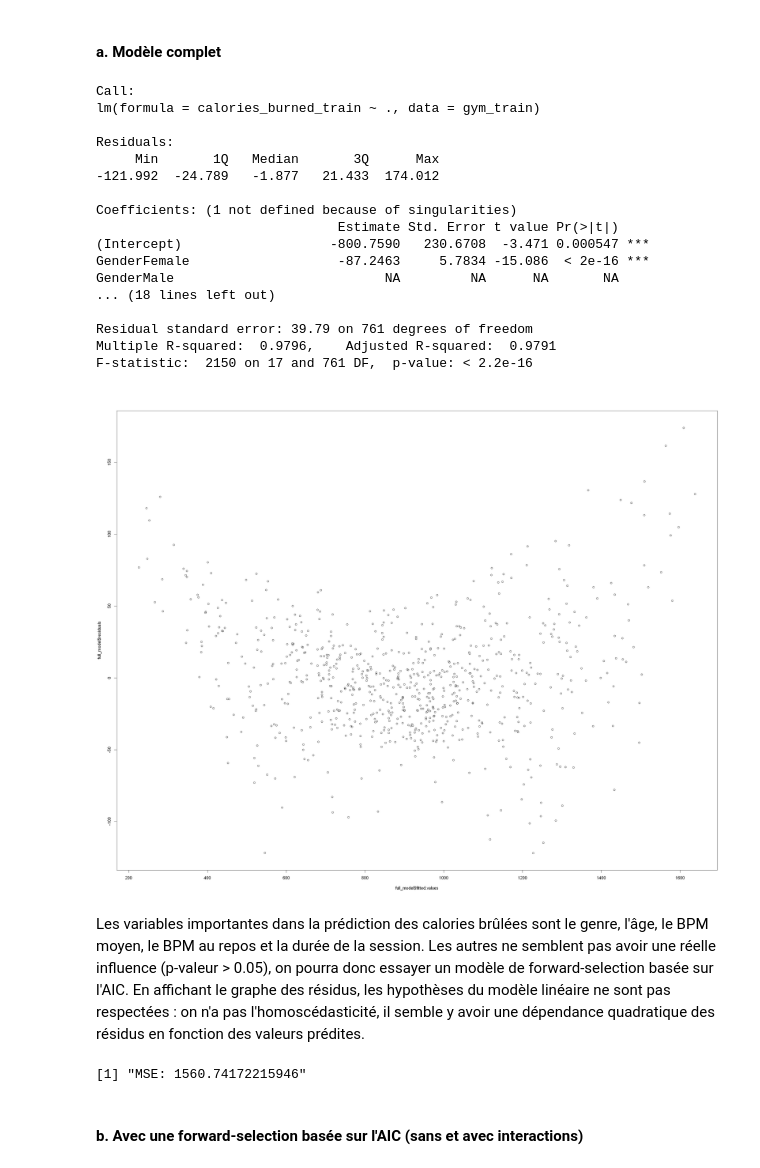
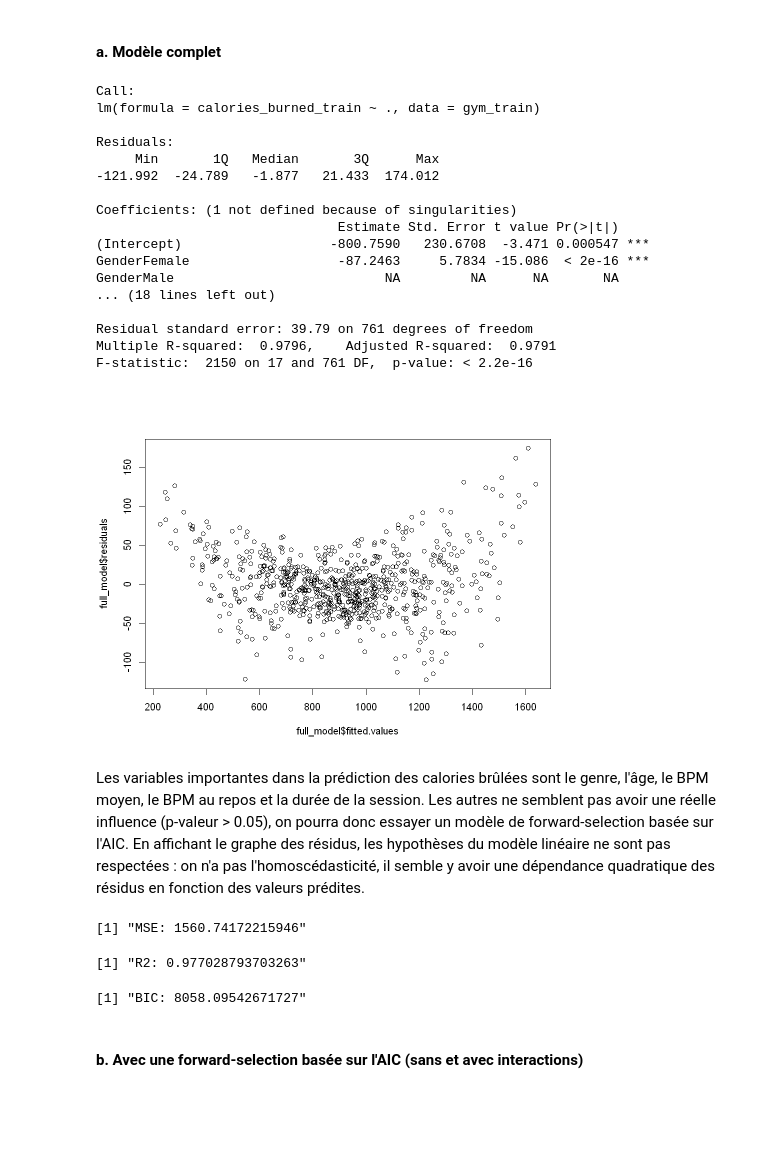
Before and after one commit to P-Point-all/ML_Gym_exercise, a Jupyter notebook: ML_Gym.ipynb, the cells around one changed output. Cells and saved outputs as stored; diff of their text form; code cells hidden in the pictures; blank space fills up the shorter version.

```diff
--- a/ML_Gym.ipynb
+++ b/ML_Gym.ipynb
@@ -319,34 +333,41 @@ On va utiliser un modèle linéaire classique et pas généralisé car dans l'an
 # %%
 full_model<-lm(calories_burned_train~.,data=gym_train)
 summary(full_model)
+options(repr.plot.width=8,repr.plot.height=6)
 plot(full_model$fitted.values, full_model$residuals)
 # %% [output]
 Call:
 lm(formula = calories_burned_train ~ ., data = gym_train)
 
 Residuals:
      Min       1Q   Median       3Q      Max
 -121.992  -24.789   -1.877   21.433  174.012
 
 Coefficients: (1 not defined because of singularities)
                                Estimate Std. Error t value Pr(>|t|)
 (Intercept)                   -800.7590   230.6708  -3.471 0.000547 ***
 GenderFemale                   -87.2463     5.7834 -15.086  < 2e-16 ***
 GenderMale                           NA         NA      NA       NA
 ... (18 lines left out)
 
 Residual standard error: 39.79 on 761 degrees of freedom
 Multiple R-squared:  0.9796,    Adjusted R-squared:  0.9791
 F-statistic:  2150 on 17 and 761 DF,  p-value: < 2.2e-16
-[figure, old version]
+[figure, new version]
 # %% [markdown]
 Les variables importantes dans la prédiction des calories brûlées sont le genre, l'âge, le BPM moyen, le BPM au repos et la durée de la session. Les autres ne semblent pas avoir une réelle influence (p-valeur > 0.05), on pourra donc essayer un modèle de forward-selection basée sur l'AIC. En affichant le graphe des résidus, les hypothèses du modèle linéaire ne sont pas respectées : on n'a pas l'homoscédasticité, il semble y avoir une dépendance quadratique des résidus en fonction des valeurs prédites.
 # %%
 pred_full_model <- predict(full_model, gym_test)
-mse_full_model <- mean((calories_burned_test - pred_full_model)^2)
-paste("MSE: ",mse_full_model,sep="")
+mse_lm_full <- MSE(calories_burned_test,pred_full_model)
+R2_lm_full <- R2(calories_burned_test,pred_full_model)
+bic_lm_full <- BIC(full_model)
+paste("MSE: ",mse_lm_full,sep="")
+paste("R2: ",R2_lm_full ,sep="")
+paste("BIC: ",bic_lm_full,sep="")
 # %% [output]
 [1] "MSE: 1560.74172215946"
+[1] "R2: 0.977028793703263"
+[1] "BIC: 8058.09542671727"
 # %% [markdown]
 #### b. Avec une forward-selection basée sur l'AIC (sans et avec interactions)
 # %%
```
Also changed, not shown: parts of 39 cells of this notebook, 1 other file.
